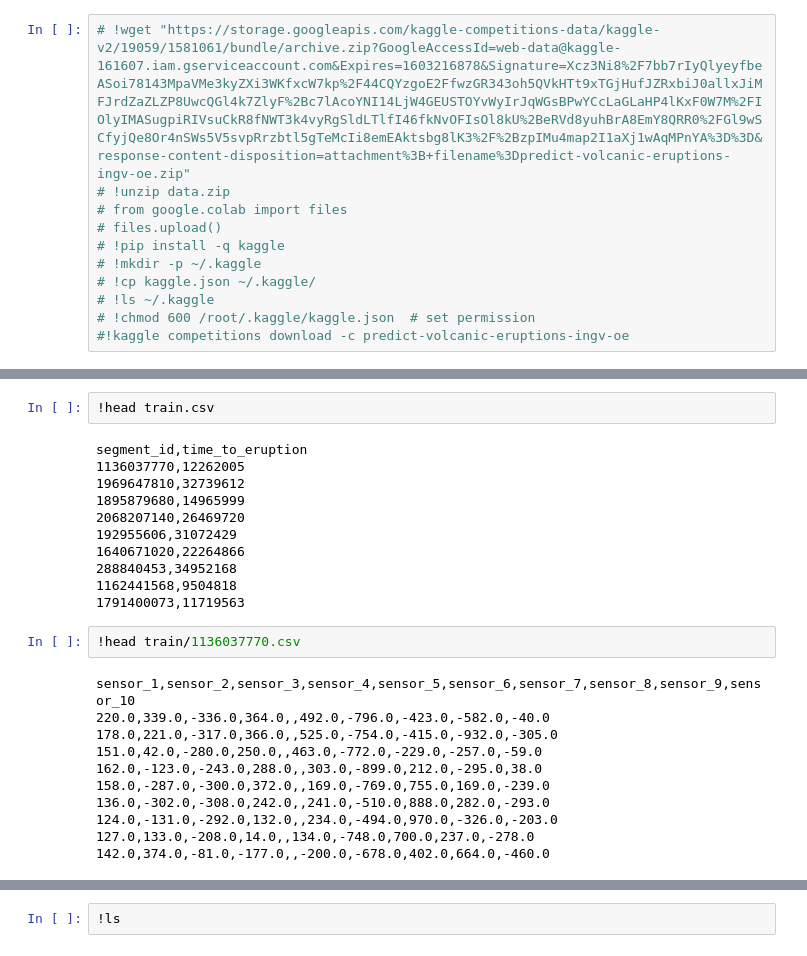
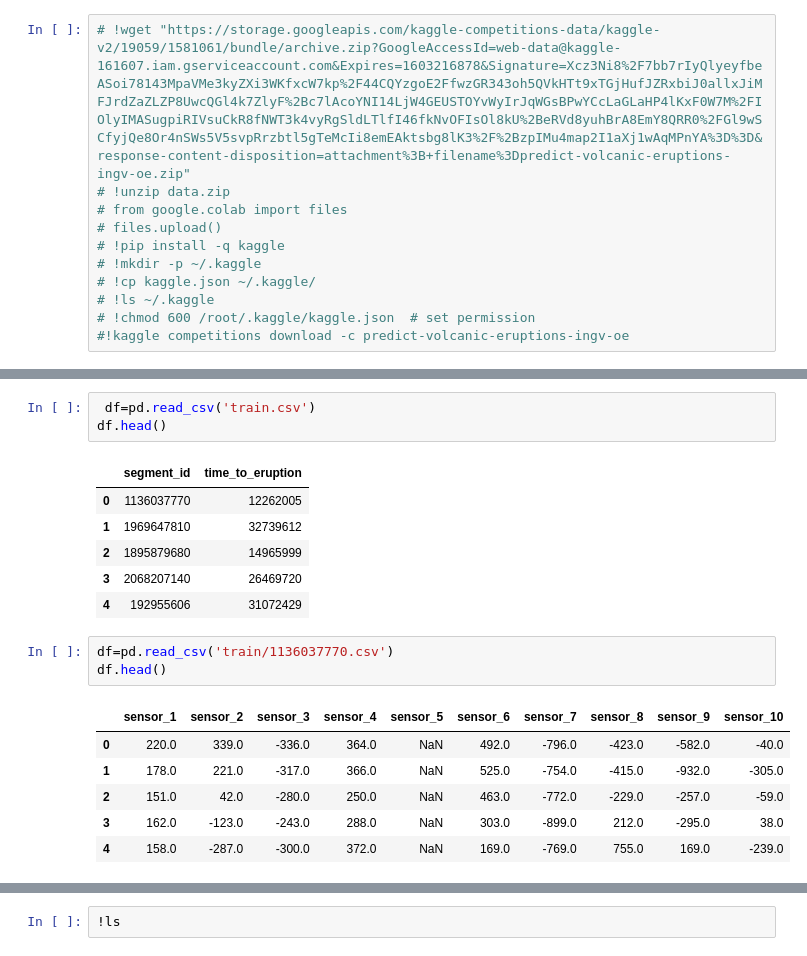
Before and after one commit to abishekabi/Volcanic-Eruption-Prediction, a Jupyter notebook: predict_volcanic_eruptions.ipynb, the cells around one changed output, grey strips where cells are left out. Saved outputs shown, nothing was run; the diff lists cells and outputs as text.

```diff
--- a/predict_volcanic_eruptions.ipynb
+++ b/predict_volcanic_eruptions.ipynb
@@ -35,26 +46,20 @@ drwx------ 2 root root 4.0K Oct 19 15:53 train
 # %%
-!head train.csv
+ df=pd.read_csv('train.csv')
+df.head()
 # %% [output]
-segment_id,time_to_eruption
-1136037770,12262005
-1969647810,32739612
-1895879680,14965999
-2068207140,26469720
-192955606,31072429
-1640671020,22264866
-288840453,34952168
-1162441568,9504818
-1791400073,11719563
+|  | segment_id | time_to_eruption |
+| 0 | 1136037770 | 12262005 |
+| 1 | 1969647810 | 32739612 |
+| 2 | 1895879680 | 14965999 |
+| 3 | 2068207140 | 26469720 |
+| 4 | 192955606 | 31072429 |
 # %%
-!head train/1136037770.csv
+df=pd.read_csv('train/1136037770.csv')
+df.head()
 # %% [output]
-sensor_1,sensor_2,sensor_3,sensor_4,sensor_5,sensor_6,sensor_7,sensor_8,sensor_9,sensor_10
-220.0,339.0,-336.0,364.0,,492.0,-796.0,-423.0,-582.0,-40.0
-178.0,221.0,-317.0,366.0,,525.0,-754.0,-415.0,-932.0,-305.0
-151.0,42.0,-280.0,250.0,,463.0,-772.0,-229.0,-257.0,-59.0
-162.0,-123.0,-243.0,288.0,,303.0,-899.0,212.0,-295.0,38.0
-158.0,-287.0,-300.0,372.0,,169.0,-769.0,755.0,169.0,-239.0
-136.0,-302.0,-308.0,242.0,,241.0,-510.0,888.0,282.0,-293.0
-124.0,-131.0,-292.0,132.0,,234.0,-494.0,970.0,-326.0,-203.0
-127.0,133.0,-208.0,14.0,,134.0,-748.0,700.0,237.0,-278.0
-142.0,374.0,-81.0,-177.0,,-200.0,-678.0,402.0,664.0,-460.0
+|  | sensor_1 | sensor_2 | sensor_3 | sensor_4 | sensor_5 | sensor_6 | sensor_7 | sensor_8 | sensor_9 | sensor_10 |
+| 0 | 220.0 | 339.0 | -336.0 | 364.0 | NaN | 492.0 | -796.0 | -423.0 | -582.0 | -40.0 |
+| 1 | 178.0 | 221.0 | -317.0 | 366.0 | NaN | 525.0 | -754.0 | -415.0 | -932.0 | -305.0 |
+| 2 | 151.0 | 42.0 | -280.0 | 250.0 | NaN | 463.0 | -772.0 | -229.0 | -257.0 | -59.0 |
+| 3 | 162.0 | -123.0 | -243.0 | 288.0 | NaN | 303.0 | -899.0 | 212.0 | -295.0 | 38.0 |
+| 4 | 158.0 | -287.0 | -300.0 | 372.0 | NaN | 169.0 | -769.0 | 755.0 | 169.0 | -239.0 |
```
Also changed, not shown: parts of 27 cells of this notebook.
